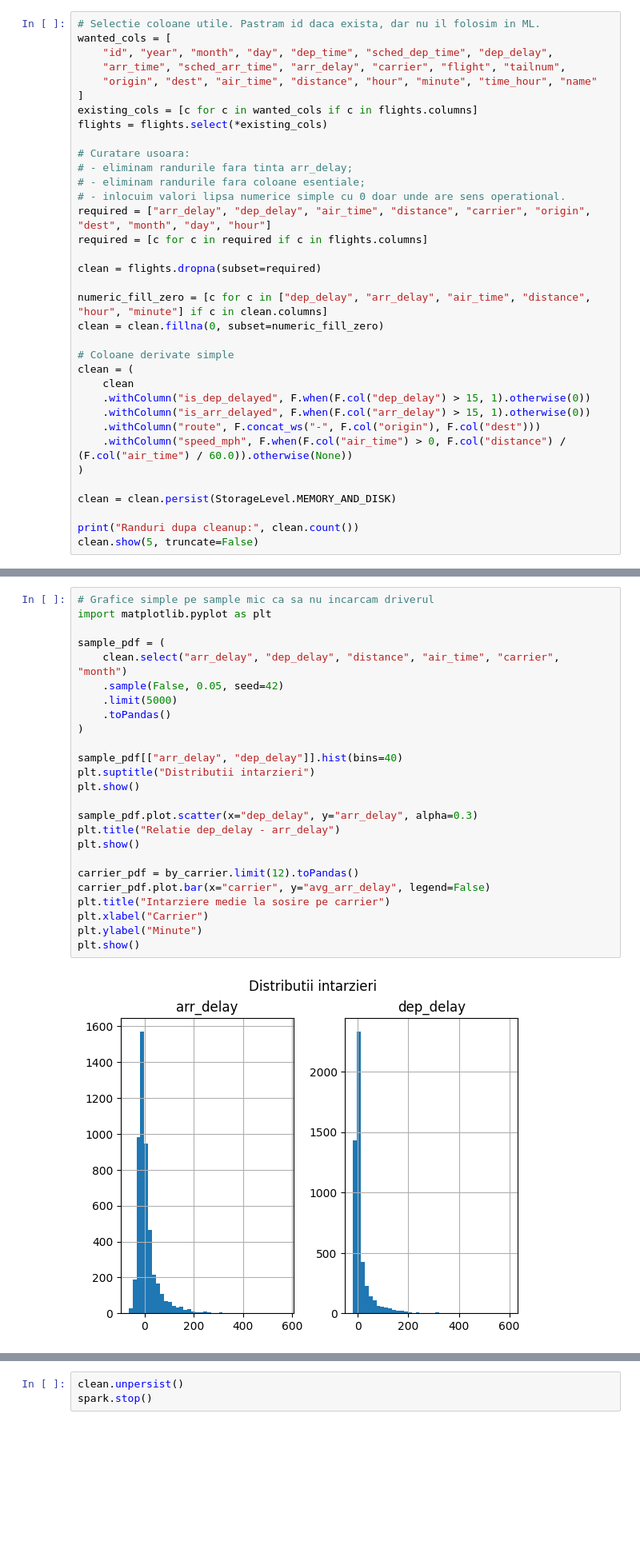
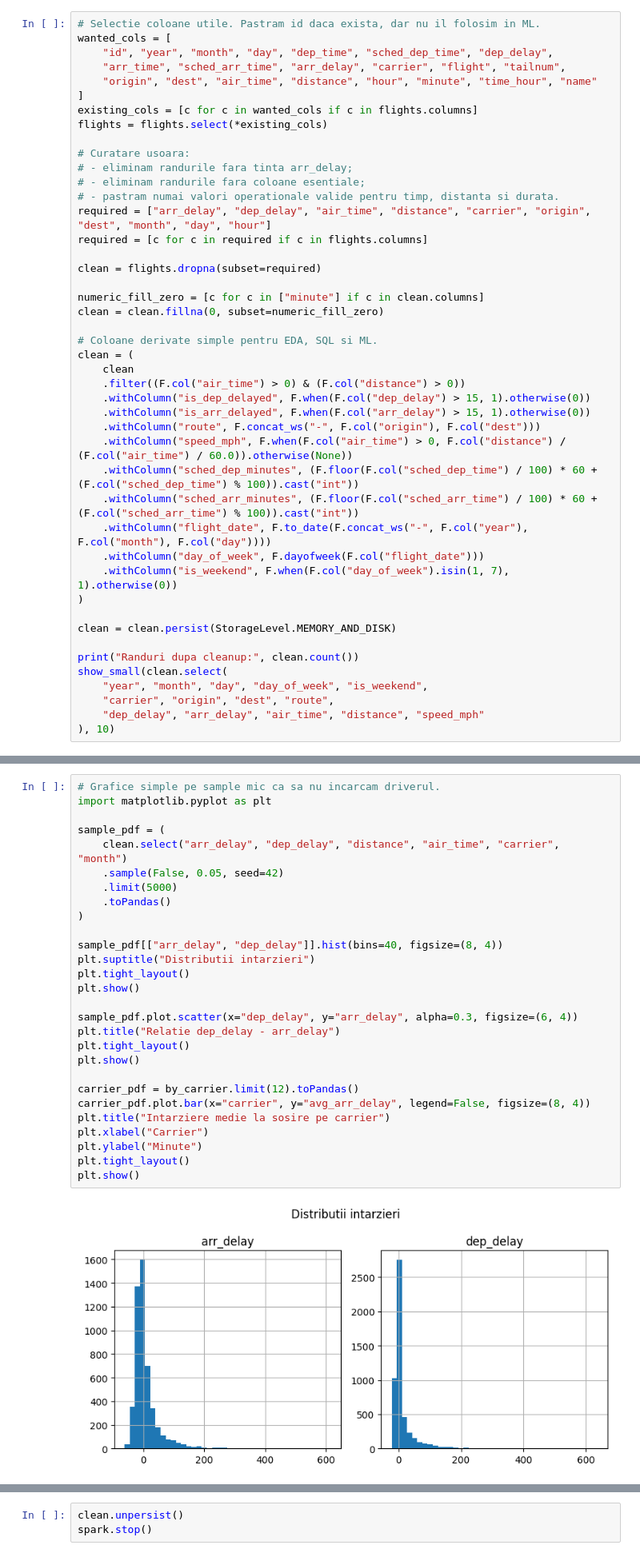
Before and after one commit to Alexandru-Zosin/proiect_hadoop_spark, a Jupyter notebook: notebooks/02_eda_cleanup.ipynb, the cells around one changed output, grey strips where cells are left out. Shown at 80% size. Drawn from its saved outputs; the diff is of its cells as text; blank space fills up the shorter version.

```diff
--- a/notebooks/02_eda_cleanup.ipynb
+++ b/notebooks/02_eda_cleanup.ipynb
@@ -81,26 +107,36 @@ flights = flights.select(*existing_cols)
 # Curatare usoara:
 # - eliminam randurile fara tinta arr_delay;
 # - eliminam randurile fara coloane esentiale;
-# - inlocuim valori lipsa numerice simple cu 0 doar unde are sens operational.
+# - pastram numai valori operationale valide pentru timp, distanta si durata.
 required = ["arr_delay", "dep_delay", "air_time", "distance", "carrier", "origin", "dest", "month", "day", "hour"]
 required = [c for c in required if c in flights.columns]
 
 clean = flights.dropna(subset=required)
 
-numeric_fill_zero = [c for c in ["dep_delay", "arr_delay", "air_time", "distance", "hour", "minute"] if c in clean.columns]
+numeric_fill_zero = [c for c in ["minute"] if c in clean.columns]
 clean = clean.fillna(0, subset=numeric_fill_zero)
 
-# Coloane derivate simple
+# Coloane derivate simple pentru EDA, SQL si ML.
 clean = (
     clean
+    .filter((F.col("air_time") > 0) & (F.col("distance") > 0))
     .withColumn("is_dep_delayed", F.when(F.col("dep_delay") > 15, 1).otherwise(0))
     .withColumn("is_arr_delayed", F.when(F.col("arr_delay") > 15, 1).otherwise(0))
     .withColumn("route", F.concat_ws("-", F.col("origin"), F.col("dest")))
     .withColumn("speed_mph", F.when(F.col("air_time") > 0, F.col("distance") / (F.col("air_time") / 60.0)).otherwise(None))
+    .withColumn("sched_dep_minutes", (F.floor(F.col("sched_dep_time") / 100) * 60 + (F.col("sched_dep_time") % 100)).cast("int"))
+    .withColumn("sched_arr_minutes", (F.floor(F.col("sched_arr_time") / 100) * 60 + (F.col("sched_arr_time") % 100)).cast("int"))
+    .withColumn("flight_date", F.to_date(F.concat_ws("-", F.col("year"), F.col("month"), F.col("day"))))
+    .withColumn("day_of_week", F.dayofweek(F.col("flight_date")))
+    .withColumn("is_weekend", F.when(F.col("day_of_week").isin(1, 7), 1).otherwise(0))
 )
 
 clean = clean.persist(StorageLevel.MEMORY_AND_DISK)
 
 print("Randuri dupa cleanup:", clean.count())
-clean.show(5, truncate=False)
+show_small(clean.select(
+    "year", "month", "day", "day_of_week", "is_weekend",
+    "carrier", "origin", "dest", "route",
+    "dep_delay", "arr_delay", "air_time", "distance", "speed_mph"
+), 10)
 # %% [output]
@@ -199,27 +270,30 @@ only showing top 20 rows
 # %%
-# Grafice simple pe sample mic ca sa nu incarcam driverul
+# Grafice simple pe sample mic ca sa nu incarcam driverul.
 import matplotlib.pyplot as plt
 
 sample_pdf = (
     clean.select("arr_delay", "dep_delay", "distance", "air_time", "carrier", "month")
     .sample(False, 0.05, seed=42)
     .limit(5000)
     .toPandas()
 )
 
-sample_pdf[["arr_delay", "dep_delay"]].hist(bins=40)
+sample_pdf[["arr_delay", "dep_delay"]].hist(bins=40, figsize=(8, 4))
 plt.suptitle("Distributii intarzieri")
+plt.tight_layout()
 plt.show()
 
-sample_pdf.plot.scatter(x="dep_delay", y="arr_delay", alpha=0.3)
+sample_pdf.plot.scatter(x="dep_delay", y="arr_delay", alpha=0.3, figsize=(6, 4))
 plt.title("Relatie dep_delay - arr_delay")
+plt.tight_layout()
 plt.show()
 
 carrier_pdf = by_carrier.limit(12).toPandas()
-carrier_pdf.plot.bar(x="carrier", y="avg_arr_delay", legend=False)
+carrier_pdf.plot.bar(x="carrier", y="avg_arr_delay", legend=False, figsize=(8, 4))
 plt.title("Intarziere medie la sosire pe carrier")
 plt.xlabel("Carrier")
 plt.ylabel("Minute")
+plt.tight_layout()
 plt.show()
 # %% [output]
-[figure, old version]
+[figure, new version]
```
Also changed, not shown: parts of 11 cells of this notebook, 4 other files.
